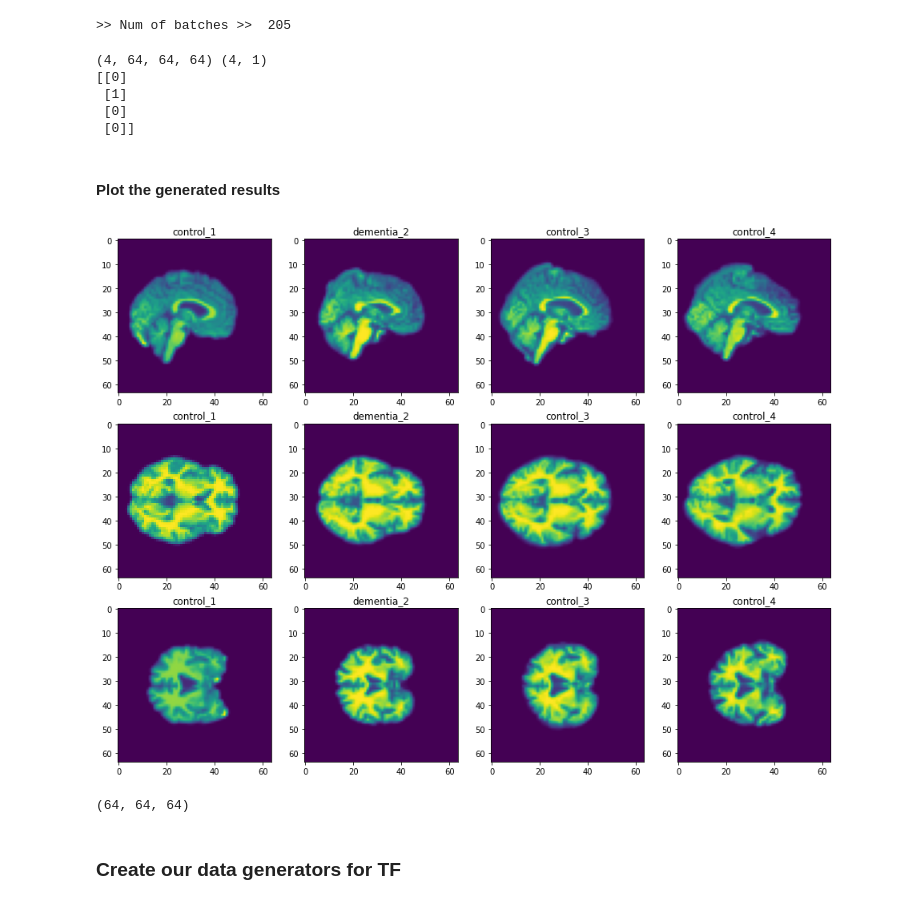
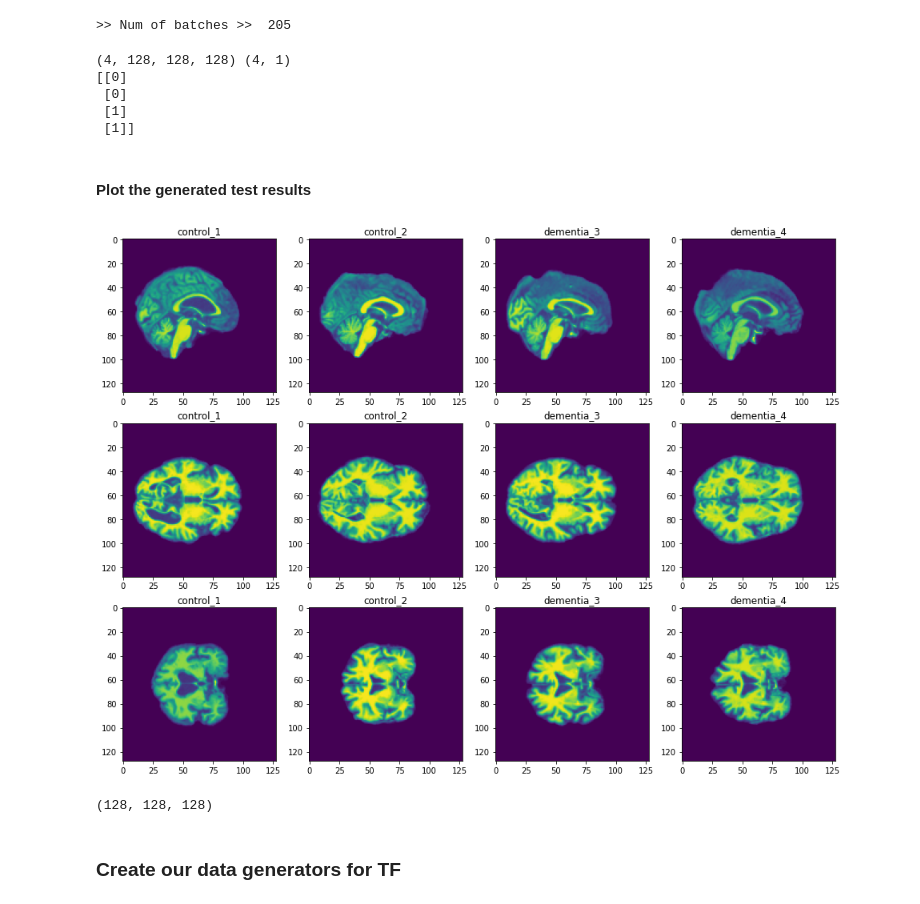
Before and after one commit to jakl3/Polygence, a Jupyter notebook: CNN/tf_cnn_4.ipynb, the cells around one changed output. Saved outputs shown, nothing was run; the diff lists cells and outputs as text; code cells hidden in the pictures.

```diff
--- a/CNN/tf_cnn_4.ipynb
+++ b/CNN/tf_cnn_4.ipynb
@@ -86,13 +86,14 @@ class dotdict(dict):
     __delattr__ = dict.__delitem__
 # %%
 FLAGS = {
-    'scan_width'  : 256,
-    'scan_height' : 256,
-    'scan_depth'  : 256,
+    'scan_width'  : 128,
+    'scan_height' : 128,
+    'scan_depth'  : 128,
     # 'data_dir'    : '/content/drive/MyDrive/Extracurriculars/Summer_2021/Polygence/Data/OASIS/mri_data',  # use this if mounting on drive
     'data_dir'    : '/home/jack/Code/GitHub/Polygence/Data/OASIS/mri_data',  # use this if on jupyter
-    'num_class'   : 2,
-    'batch_size'  : 8
+    'batch_size'  : 8,
+    'random_state': 47,
+    'epochs'      : 150
 }
 FLAGS = dotdict(FLAGS)
 print(FLAGS)
@@ -152,5 +148,5 @@ X_filenames_shuffled, y_labels_shuffled = shuffle(X_filenames, y_labels, random_
 # %%
-X_train_filenames, X_test_filenames, y_train, y_test = train_test_split(
-    X_filenames_shuffled, y_labels_shuffled, test_size=.2, random_state=1337)
+X_train_filenames, X_val_filenames, y_train, y_val = train_test_split(
+    X_filenames, y_labels, test_size=.2, random_state=FLAGS.random_state, shuffle=True)
 # %%
 print(X_train_filenames.shape, y_train.shape)
@@ -170,5 +219,5 @@ from skimage.transform import resize, rescale
 # %%
-class MRI_Data_Generator(keras.utils.Sequence):
+class MRI_Data_Generator(tf.keras.utils.Sequence):
     """
     A data generator that reads MRI data in batches, and returns their image data
     """
@@ -213,18 +262,11 @@ class MRI_Data_Generator(keras.utils.Sequence):
             return volume
 
         def scale(volume):
-            """ Reduce the volume from (256,256,256) to (128,128,128) """
-            return resize(volume, (64,64,64))
-            # return rescale(volume, 0.5)
-
-        # print(f'Currently reading in batch {idx}')
+            """ Reduce the volume's dimensions """
+            return resize(volume, (FLAGS.scan_width,FLAGS.scan_height,FLAGS.scan_depth))
 
         batch_X_data = []
         for filename in batch_X:
-            rem_fs = filename[:filename.rfind("/")]
-            rem_fs = rem_fs[rem_fs[:rem_fs.rfind("/")].rfind("/")+1:]
-#             print(f'Currently reading in batch {idx}: {rem_fs}')
-
             MRI_orig = mgh.load(filename)
             volume = MRI_orig.get_fdata()
             volume = normalize(volume)
@@ -248,10 +290,10 @@ print(">> Num of batches >> ", test_gen.__len__())  # outputs 164, which is equa
 print(batchx.shape, batchy.shape)
 print(batchy)
 # %% [output]
-(4, 64, 64, 64) (4, 1)
+(4, 128, 128, 128) (4, 1)
 [[0]
+ [0]
  [1]
- [0]
- [0]]
+ [1]]
 # %% [markdown]
-#### Plot the generated results
+#### Plot the generated test results
@@ -262,33 +300,37 @@ ncols = 4
 # %%
+# Parameters for graph
+nrows = 3
+ncols = 4
+
 # Set up figure and plot it
 fig = plt.gcf()
 fig.set_size_inches(ncols * 4, nrows * 4)
 
 for i in range(4):
     sp = plt.subplot(nrows, ncols, i + 1)
 #     sp.axis('Off') # Don't show axes (or gridlines)
 
-    img = batchx[i][32,:,:]
+    img = batchx[i][FLAGS.scan_width//2,:,:]
     plt.imshow(img)
     plt.title(f'control_{i+1}' if batchy[i] == 0 else f'dementia_{i+1}')
 
     sp = plt.subplot(nrows, ncols, i + 1 + 4)
 #     sp.axis('Off') # Don't show axes (or gridlines)
 
-    img = batchx[i][:,32,:]
+    img = batchx[i][:,FLAGS.scan_height//2,:]
     plt.imshow(img)
     plt.title(f'control_{i+1}' if batchy[i] == 0 else f'dementia_{i+1}')
 
     sp = plt.subplot(nrows, ncols, i + 1 + 4 + 4)
-    img = batchx[i][:,:,32]
+    img = batchx[i][:,:,FLAGS.scan_depth//2]
     plt.imshow(img)
     plt.title(f'control_{i+1}' if batchy[i] == 0 else f'dementia_{i+1}')
 # %% [output]
-[figure, old version]
+[figure, new version]
 # %%
-print(batchx[i].shape)
+print(batchx[0].shape)
 # %% [output]
-(64, 64, 64)
+(128, 128, 128)
 # %%
 # delete them to save memory
 del batchx, batchy, test_gen
```
Also changed, not shown: parts of 51 cells of this notebook, 8 other files.
